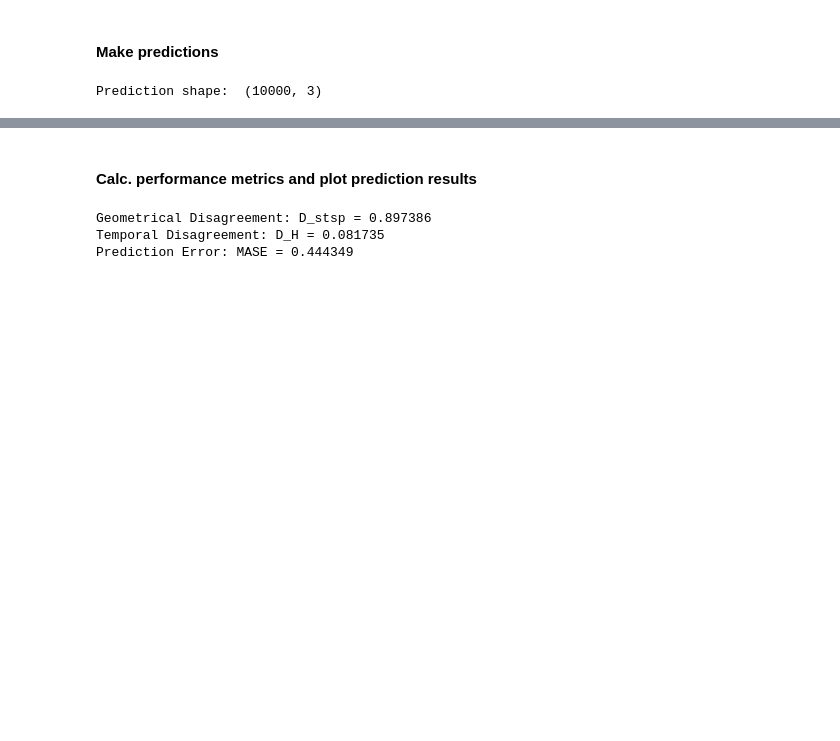
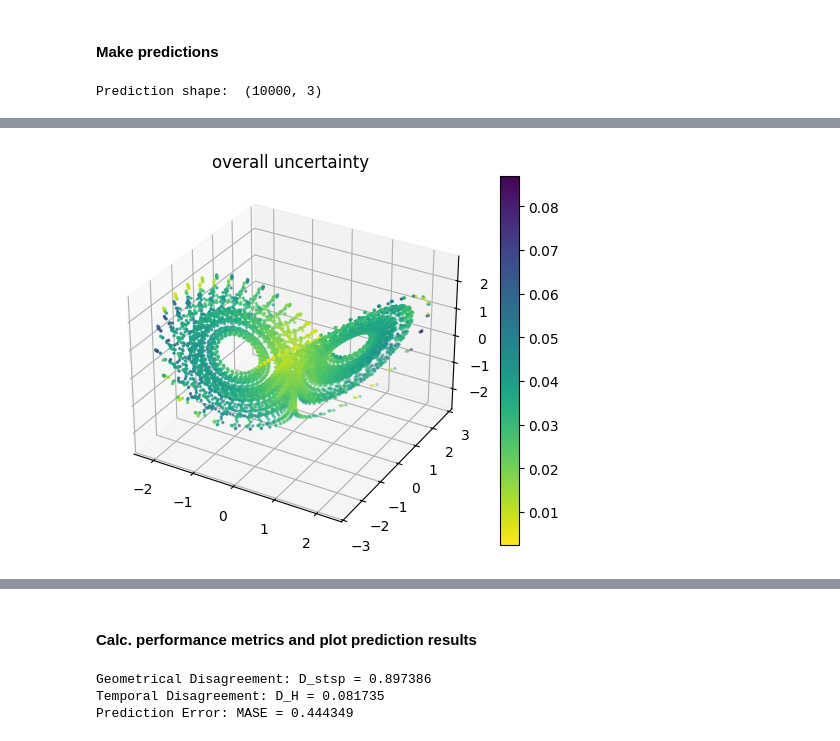
Before and after one commit to Fjallripa/DynaMix, a Jupyter notebook: notebooks/example_evaluation_DSR.ipynb, the cells around one changed output, grey strips where cells are left out. Drawn from its saved outputs; the diff is of its cells as text; code cells hidden in the pictures; blank space fills up the shorter version.

```diff
--- a/notebooks/example_evaluation_DSR.ipynb
+++ b/notebooks/example_evaluation_DSR.ipynb
@@ -68,0 +116,11 @@ Prediction shape:  (10000, 3)
+# %%
+fig=plt.figure()
+ax = fig.add_subplot(projection='3d')
+ax.set_title("overall uncertainty")
+overall_uncertainty = np.sum(np.std(reconstruction_w_uncertainty_np, axis=1), axis=1)
+#np.sqrt(np.sum(np.std(reconstruction_w_uncertainty_np, axis=1)**2, axis=1))
+scatter = ax.scatter(*median[:].T, s=2, c=overall_uncertainty[:], cmap='viridis_r')
+plt.colorbar(scatter)
+plt.show()
+# %% [output]
+[figure, added]
```
Also changed, not shown: parts of 3 cells of this notebook, 2 other files.
